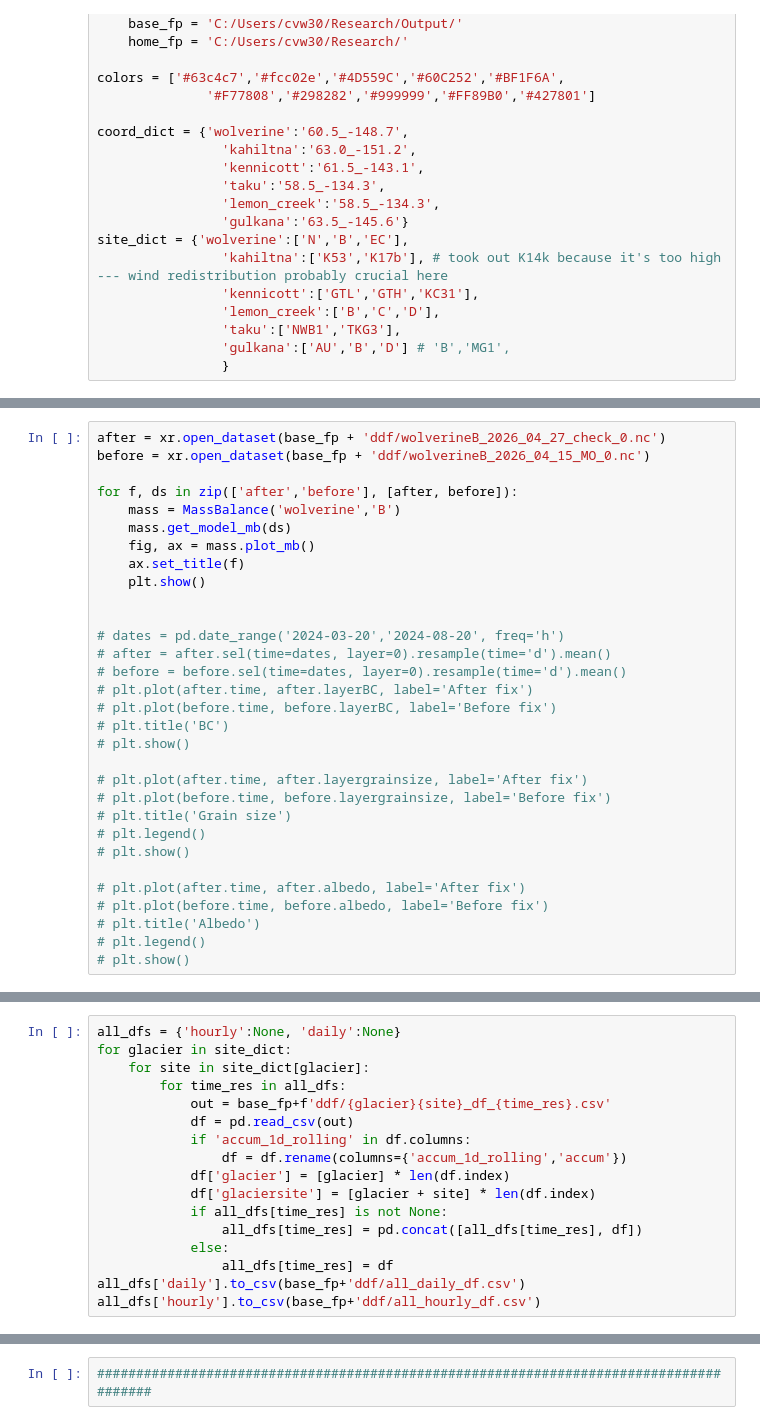
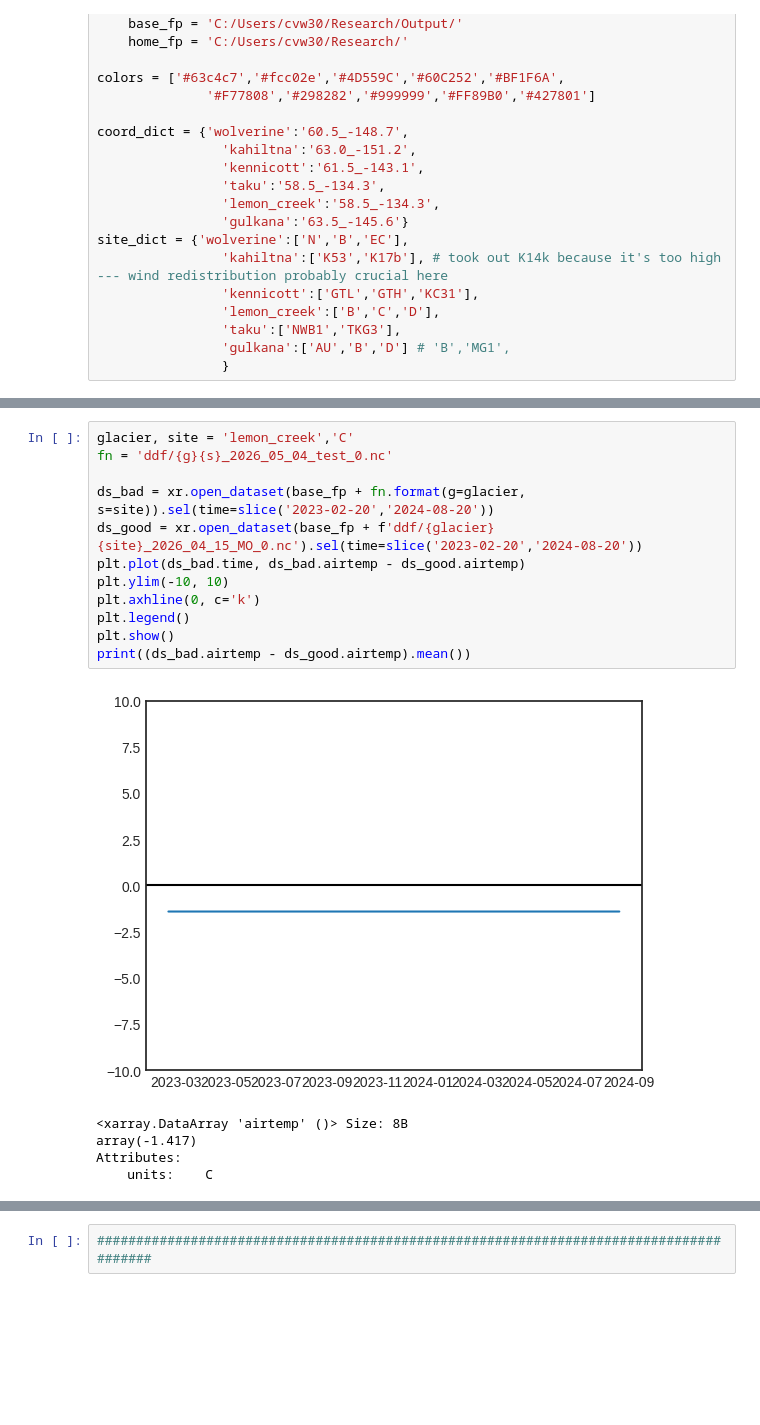
Before and after one commit to clairevwilson/PEBSI, a Jupyter notebook: project/calibrate.ipynb, the cells around one changed output, grey strips where cells are left out. Saved outputs shown, nothing was run; the diff lists cells and outputs as text; blank space fills up the shorter version.

```diff
--- a/project/calibrate.ipynb
+++ b/project/calibrate.ipynb
@@ -192,31 +177,0 @@ plt.plot(ds.time, ds.layerBC)
-# %%
-after = xr.open_dataset(base_fp + 'ddf/wolverineB_2026_04_27_check_0.nc')
-before = xr.open_dataset(base_fp + 'ddf/wolverineB_2026_04_15_MO_0.nc')
-
-for f, ds in zip(['after','before'], [after, before]):
-    mass = MassBalance('wolverine','B')
-    mass.get_model_mb(ds)
-    fig, ax = mass.plot_mb()
-    ax.set_title(f)
-    plt.show()
-
-
-# dates = pd.date_range('2024-03-20','2024-08-20', freq='h')
-# after = after.sel(time=dates, layer=0).resample(time='d').mean()
-# before = before.sel(time=dates, layer=0).resample(time='d').mean()
-# plt.plot(after.time, after.layerBC, label='After fix')
-# plt.plot(before.time, before.layerBC, label='Before fix')
-# plt.title('BC')
-# plt.show()
-
-# plt.plot(after.time, after.layergrainsize, label='After fix')
-# plt.plot(before.time, before.layergrainsize, label='Before fix')
-# plt.title('Grain size')
-# plt.legend()
-# plt.show()
-
-# plt.plot(after.time, after.albedo, label='After fix')
-# plt.plot(before.time, before.albedo, label='Before fix')
-# plt.title('Albedo')
-# plt.legend()
-# plt.show()
@@ -271,17 +178,18 @@ ds_new = get_hourly_df(ds, ds_bc, ds_sw)
-# %%
-all_dfs = {'hourly':None, 'daily':None}
-for glacier in site_dict:
-    for site in site_dict[glacier]:
-        for time_res in all_dfs:
-            out = base_fp+f'ddf/{glacier}{site}_df_{time_res}.csv'
-            df = pd.read_csv(out)
-            if 'accum_1d_rolling' in df.columns:
-                df = df.rename(columns={'accum_1d_rolling','accum'})
-            df['glacier'] = [glacier] * len(df.index)
-            df['glaciersite'] = [glacier + site] * len(df.index)
-            if all_dfs[time_res] is not None:
-                all_dfs[time_res] = pd.concat([all_dfs[time_res], df])
-            else:
-                all_dfs[time_res] = df
-all_dfs['daily'].to_csv(base_fp+'ddf/all_daily_df.csv')
-all_dfs['hourly'].to_csv(base_fp+'ddf/all_hourly_df.csv')
+# %%
+glacier, site = 'lemon_creek','C'
+fn = 'ddf/{g}{s}_2026_05_04_test_0.nc'
+
+ds_bad = xr.open_dataset(base_fp + fn.format(g=glacier, s=site)).sel(time=slice('2023-02-20','2024-08-20'))
+ds_good = xr.open_dataset(base_fp + f'ddf/{glacier}{site}_2026_04_15_MO_0.nc').sel(time=slice('2023-02-20','2024-08-20'))
+plt.plot(ds_bad.time, ds_bad.airtemp - ds_good.airtemp)
+plt.ylim(-10, 10)
+plt.axhline(0, c='k')
+plt.legend()
+plt.show()
+print((ds_bad.airtemp - ds_good.airtemp).mean())
+# %% [output]
+[figure, added]
+<xarray.DataArray 'airtemp' ()> Size: 8B
+array(-1.417)
+Attributes:
+    units:    C
```
Also changed, not shown: parts of 13 cells of this notebook, 4 other files.
